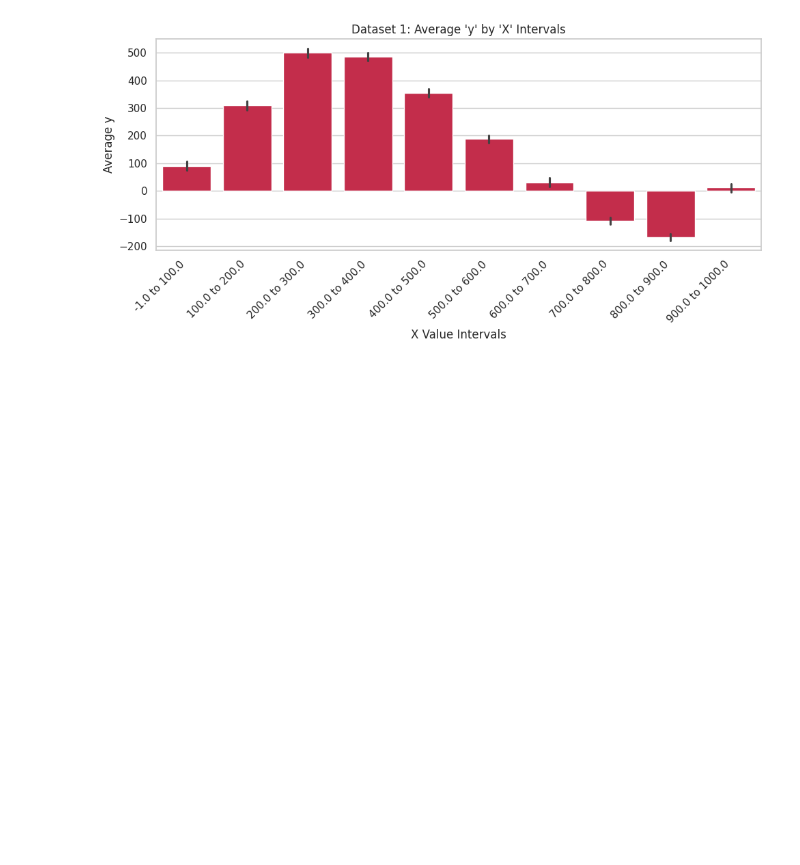
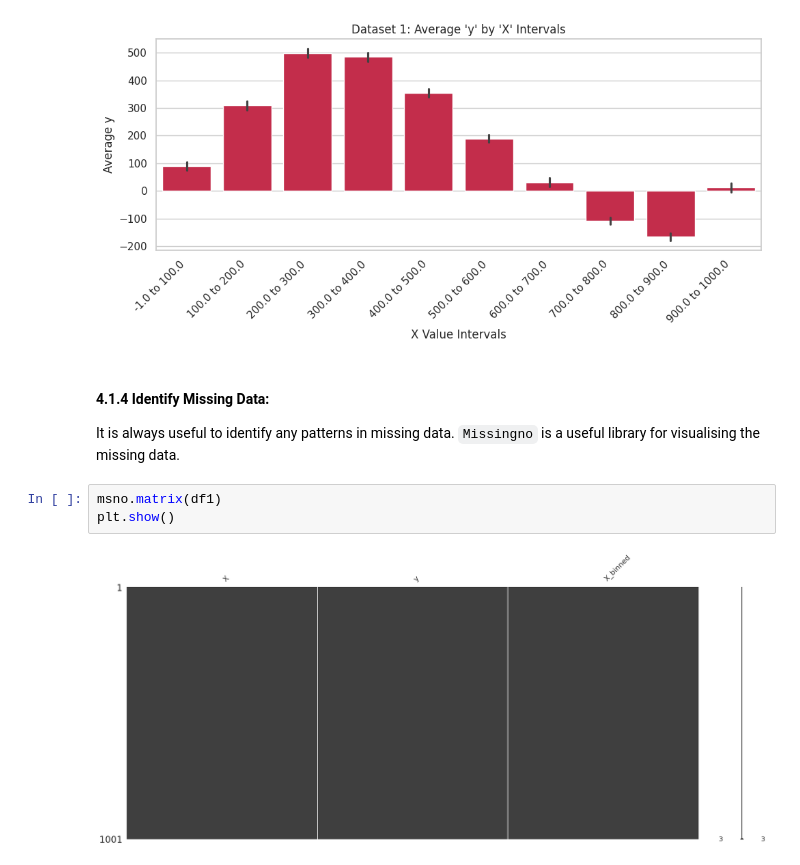
Before and after one commit to huzefar/oxford, a Jupyter notebook: CML/workspace/Task-1.ipynb, the cells around one changed output. Drawn from its saved outputs; the diff is of its cells as text; blank space fills up the shorter version.

```diff
--- a/CML/workspace/Task-1.ipynb
+++ b/CML/workspace/Task-1.ipynb
@@ -232,3 +243,12 @@ plt.tight_layout()
 plt.show()
 # %% [output]
 [figure]
+# %% [markdown]
+#### 4.1.4 Identify Missing Data:
+It is always useful to identify any patterns in missing data.
+`Missingno` is a useful library for visualising the missing data.
+# %%
+msno.matrix(df1)
+plt.show()
+# %% [output]
+[figure, added]
```
Also changed, not shown: parts of 15 cells of this notebook.
